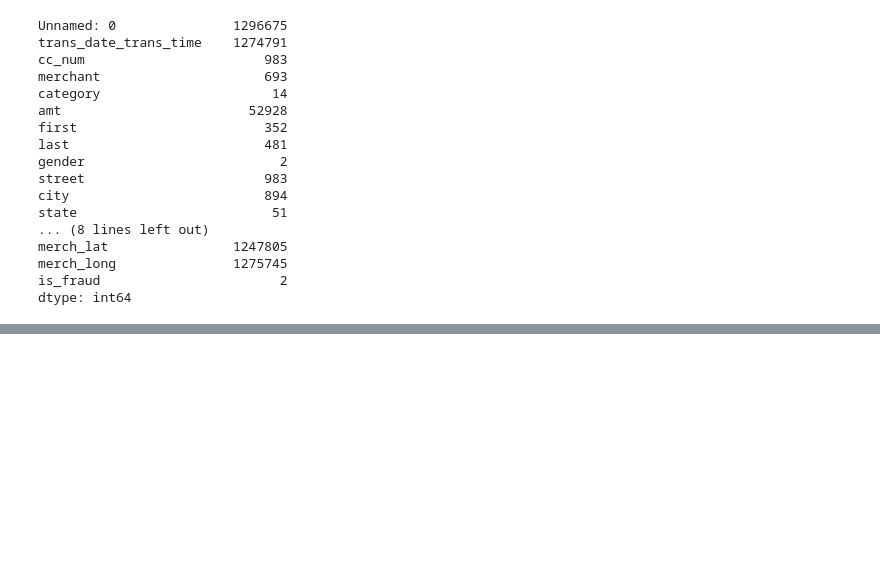
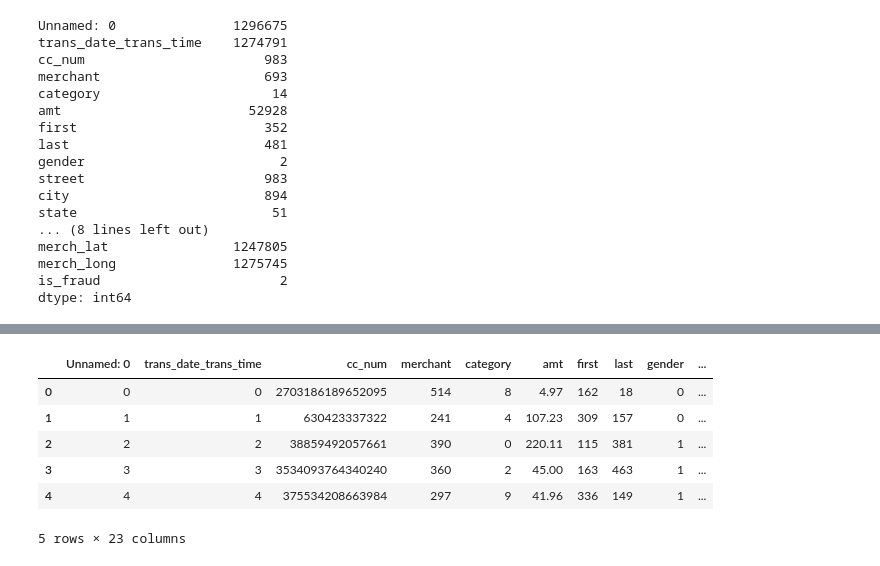
Before and after one commit to alexish4/Preprocessing, a Jupyter notebook: Preprocess.ipynb, the cells around one changed output, grey strips where cells are left out. Saved outputs shown, nothing was run; the diff lists cells and outputs as text; code cells hidden in the pictures; blank space fills up the shorter version.

```diff
--- a/Preprocess.ipynb
+++ b/Preprocess.ipynb
@@ -171,8 +190,16 @@ Non-Informative Features: Index(['street', 'cc_num', 'job', 'last', 'first', 'ci
       dtype='object')
 # %%
 #performing one hot encoding on gender column
-one_hot = pd.get_dummies(dataset['gender'], prefix='gender')
-df_encoded = pd.concat([dataset, one_hot], axis=1)
-dataset = df_encoded.drop(one_hot, axis=1)
+one_hot = pd.get_dummies(df['gender'], prefix='gender')
+df_encoded = pd.concat([df, one_hot], axis=1)
+df = df_encoded.drop(one_hot, axis=1)
 
-dataset.head()
+df.head()
+# %% [output]
+|  | Unnamed: 0 | trans_date_trans_time | cc_num | merchant | category | amt | first | last | gender | ... |
+| 0 | 0 | 0 | 2703186189652095 | 514 | 8 | 4.97 | 162 | 18 | 0 | ... |
+| 1 | 1 | 1 | 630423337322 | 241 | 4 | 107.23 | 309 | 157 | 0 | ... |
+| 2 | 2 | 2 | 38859492057661 | 390 | 0 | 220.11 | 115 | 381 | 1 | ... |
+| 3 | 3 | 3 | 3534093764340240 | 360 | 2 | 45.00 | 163 | 463 | 1 | ... |
+| 4 | 4 | 4 | 375534208663984 | 297 | 9 | 41.96 | 336 | 149 | 1 | ... |
+5 rows × 23 columns
```
Also changed, not shown: parts of 3 cells of this notebook.
